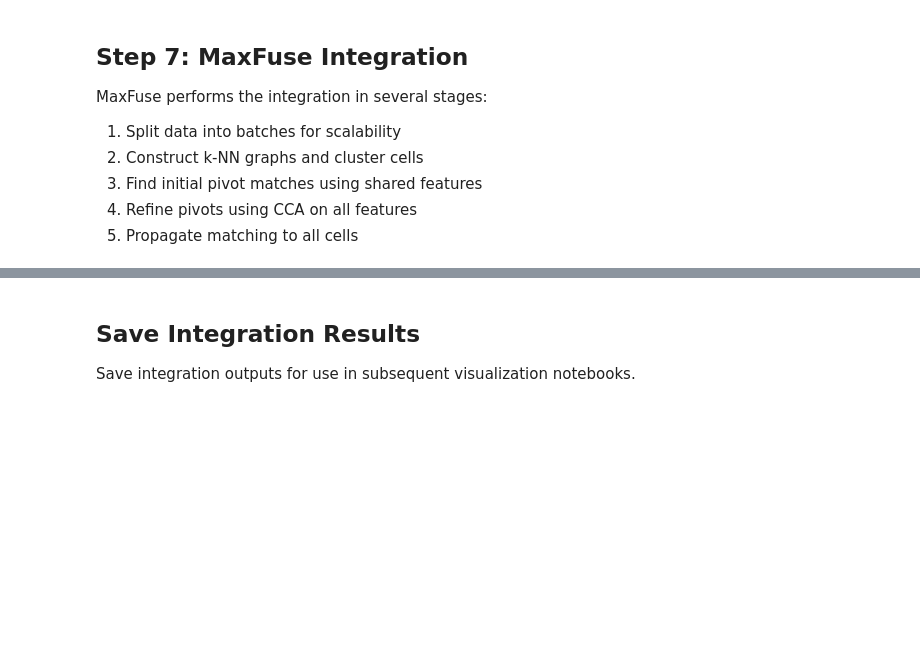
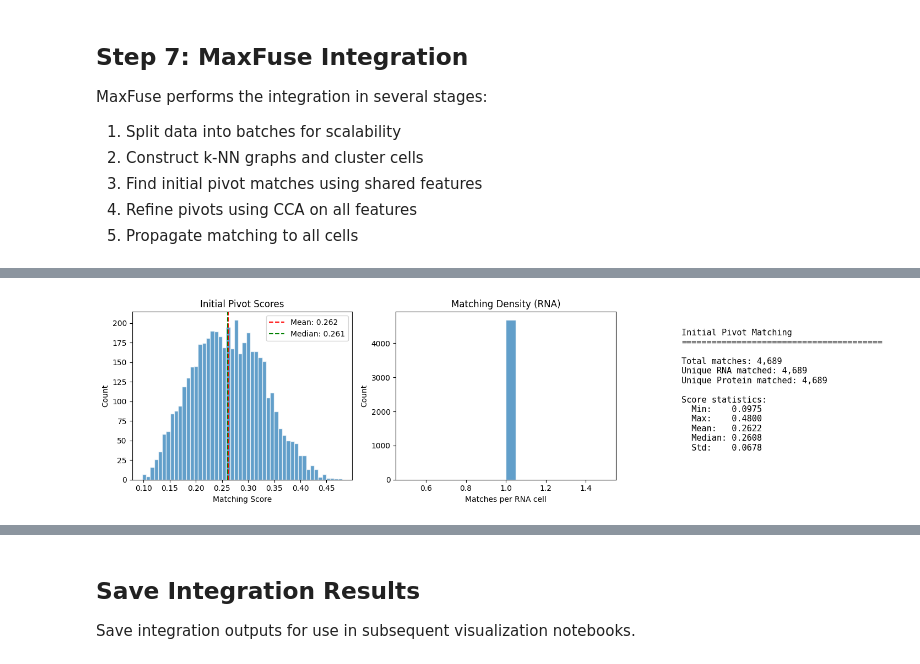
Before and after one commit to smith6jt-cop/maxfuse, a Jupyter notebook: notebooks/2_integration.ipynb, the cells around one changed output, grey strips where cells are left out. Cells and saved outputs as stored; diff of their text form; code cells hidden in the pictures; blank space fills up the shorter version.

```diff
--- a/notebooks/2_integration.ipynb
+++ b/notebooks/2_integration.ipynb
@@ -1399,3 +1869,57 @@ fusor.find_initial_pivots(
+# %%
+# Visualize initial pivot matching
+fig, axes = plt.subplots(1, 3, figsize=(15, 4))
+
+# Get initial matching from first batch
+init_match = fusor._init_matching[0]
+init_rows, init_cols, init_scores = init_match
+
+# Score distribution
+ax = axes[0]
+ax.hist(init_scores, bins=50, edgecolor='white', alpha=0.7)
+ax.axvline(np.mean(init_scores), color='r', linestyle='--',
+           label=f'Mean: {np.mean(init_scores):.3f}')
+ax.axvline(np.median(init_scores), color='g', linestyle='--',
+           label=f'Median: {np.median(init_scores):.3f}')
+ax.set_xlabel('Matching Score')
+ax.set_ylabel('Count')
+ax.set_title('Initial Pivot Scores')
+ax.legend()
+
+# Matches per RNA cell
+ax = axes[1]
+matches_per_rna = np.bincount(init_rows)
+ax.hist(matches_per_rna[matches_per_rna > 0], bins=20, edgecolor='white', alpha=0.7)
+ax.set_xlabel('Matches per RNA cell')
+ax.set_ylabel('Count')
+ax.set_title('Matching Density (RNA)')
+
+# Summary
+ax = axes[2]
+ax.axis('off')
+n_rna_matched = len(np.unique(init_rows))
+n_prot_matched = len(np.unique(init_cols))
+stats = f'''Initial Pivot Matching
+{"="*40}
+
+Total matches: {len(init_scores):,}
+Unique RNA matched: {n_rna_matched:,}
+Unique Protein matched: {n_prot_matched:,}
+
+Score statistics:
+  Min:    {np.min(init_scores):.4f}
+  Max:    {np.max(init_scores):.4f}
+  Mean:   {np.mean(init_scores):.4f}
+  Median: {np.median(init_scores):.4f}
+  Std:    {np.std(init_scores):.4f}
+'''
+ax.text(0.1, 0.9, stats, transform=ax.transAxes, fontsize=11,
+        verticalalignment='top', fontfamily='monospace')
+
+plt.tight_layout()
+plt.show()
+# %% [output]
+[figure, added]
 # %%
 # Check canonical correlations
 cca_comp_check = min(15, n_prot_features - 1)
```
Also changed, not shown: parts of 59 cells of this notebook, 3 other files.
